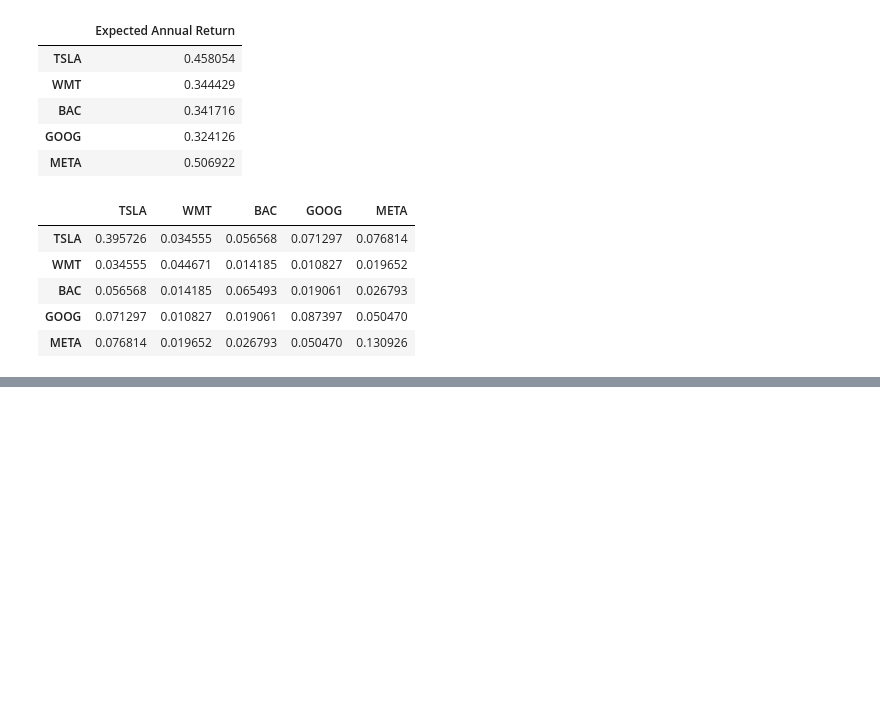
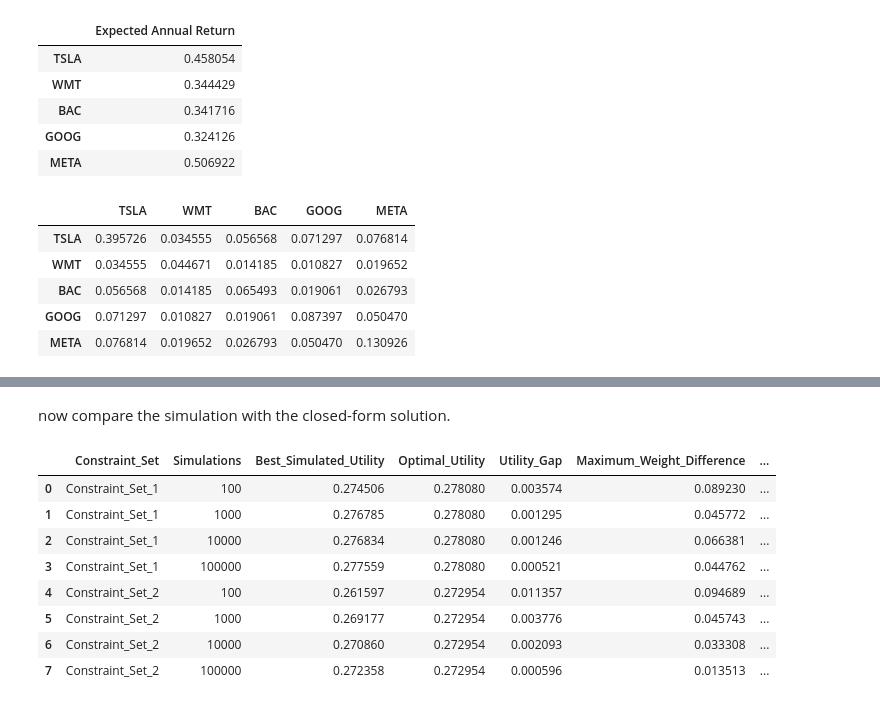
Before and after one commit to George7531/Portfolio_Management, a Jupyter notebook: Group_19296_MScFE_652_Portfolio_Management_Project_1.ipynb, the cells around one changed output, grey strips where cells are left out. Drawn from its saved outputs; the diff is of its cells as text; code cells hidden in the pictures; blank space fills up the shorter version.

```diff
--- a/Group_19296_MScFE_652_Portfolio_Management_Project_1.ipynb
+++ b/Group_19296_MScFE_652_Portfolio_Management_Project_1.ipynb
@@ -1481,0 +1680,68 @@ nice,
+# %% [markdown]
+now compare the simulation with the closed-form solution.
+# %%
+SIMULATION_COUNTS = [100, 1000, 10000, 100000]
+
+convergence_results = []
+
+for constraint_name, constraints in CONSTRAINT_SETS.items():
+
+    optimal_w = optimized_weights[constraint_name].values
+
+    optimal_utility = portfolio_utility(
+        optimal_w,
+        mu_5.values,
+        Sigma_5.values,
+        delta
+    )
+
+    for n_simulations in SIMULATION_COUNTS:
+
+        simulated_weights = simulate_portfolios(
+            n_simulations=n_simulations,
+            lower_bounds=constraints["lower"],
+            upper_bounds=constraints["upper"],
+            n_assets=len(SELECTED_ASSETS),
+            random_state=42
+        )
+
+        metrics = evaluate_portfolios(
+            simulated_weights,
+            mu_5.values,
+            Sigma_5.values,
+            delta
+        )
+
+        best_index = metrics["Utility"].idxmax()
+
+        best_simulated_weights = simulated_weights[best_index]
+
+        weight_difference = np.abs(
+            best_simulated_weights - optimal_w
+        )
+
+        convergence_results.append({
+            "Constraint_Set": constraint_name,
+            "Simulations": n_simulations,
+            "Best_Simulated_Utility": metrics["Utility"].max(),
+            "Optimal_Utility": optimal_utility,
+            "Utility_Gap": (
+                optimal_utility - metrics["Utility"].max()
+            ),
+            "Maximum_Weight_Difference": weight_difference.max(),
+            "Mean_Weight_Difference": weight_difference.mean()
+        })
+
+convergence_df = pd.DataFrame(convergence_results)
+
+display(convergence_df)
+# %% [output]
+|  | Constraint_Set | Simulations | Best_Simulated_Utility | Optimal_Utility | Utility_Gap | Maximum_Weight_Difference | ... |
+| 0 | Constraint_Set_1 | 100 | 0.274506 | 0.278080 | 0.003574 | 0.089230 | ... |
+| 1 | Constraint_Set_1 | 1000 | 0.276785 | 0.278080 | 0.001295 | 0.045772 | ... |
+| 2 | Constraint_Set_1 | 10000 | 0.276834 | 0.278080 | 0.001246 | 0.066381 | ... |
+| 3 | Constraint_Set_1 | 100000 | 0.277559 | 0.278080 | 0.000521 | 0.044762 | ... |
+| 4 | Constraint_Set_2 | 100 | 0.261597 | 0.272954 | 0.011357 | 0.094689 | ... |
+| 5 | Constraint_Set_2 | 1000 | 0.269177 | 0.272954 | 0.003776 | 0.045743 | ... |
+| 6 | Constraint_Set_2 | 10000 | 0.270860 | 0.272954 | 0.002093 | 0.033308 | ... |
+| 7 | Constraint_Set_2 | 100000 | 0.272358 | 0.272954 | 0.000596 | 0.013513 | ... |
```
Also changed, not shown: parts of 33 cells of this notebook.
